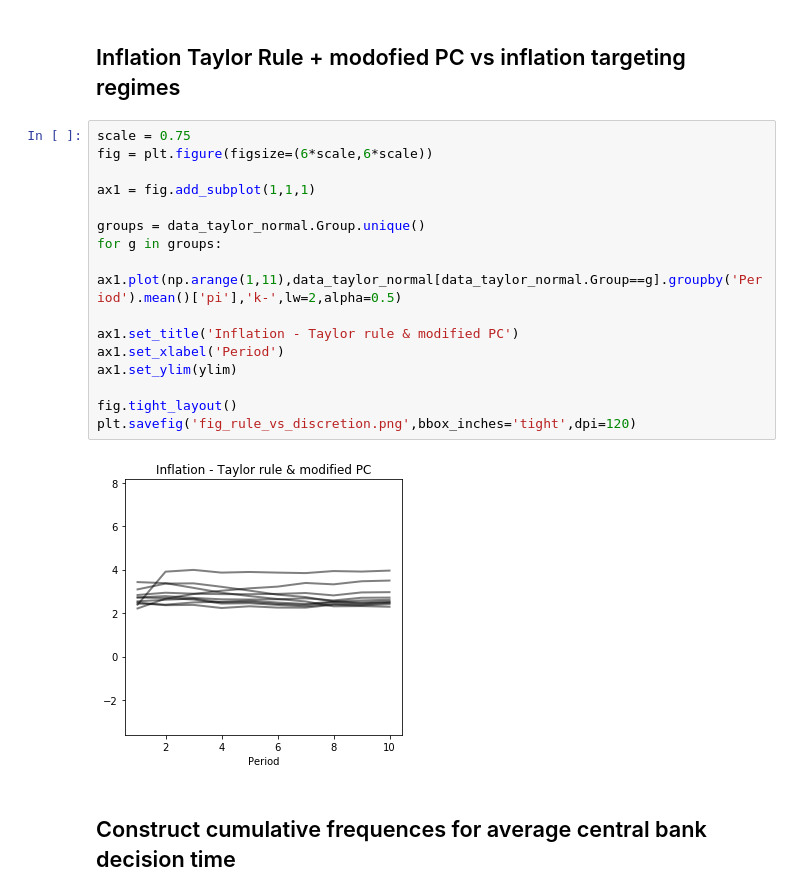
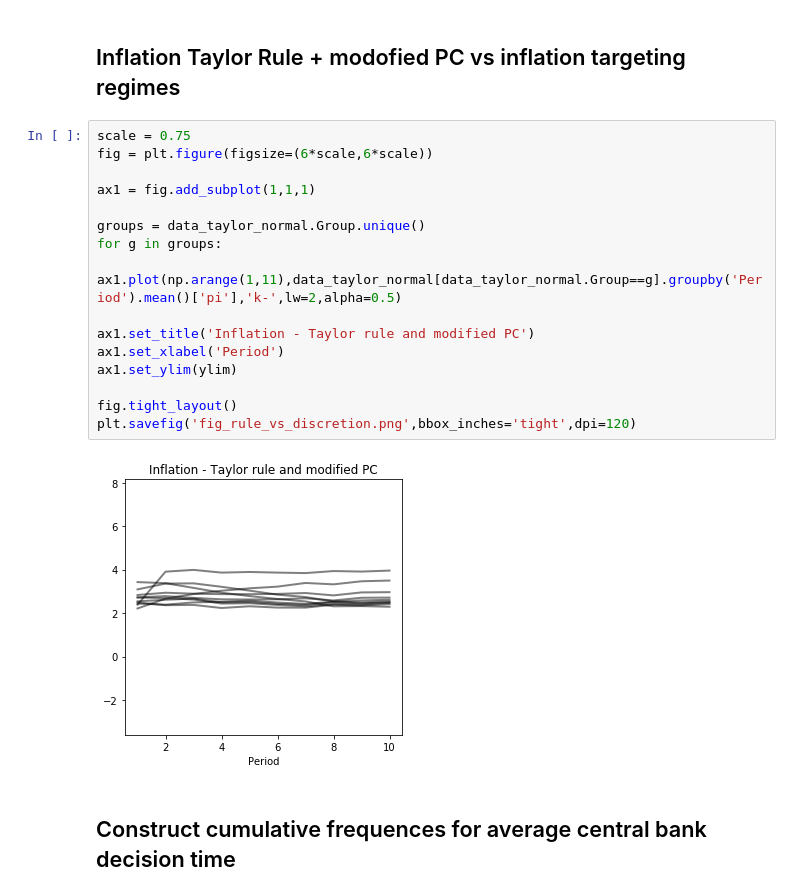
Before and after one commit to letsgoexploring/monetary-policy-game, a Jupyter notebook: Tables and Figures/Tables and Figures.ipynb, the cells around one changed output. Saved outputs shown, nothing was run; the diff lists cells and outputs as text.

```diff
--- a/Tables and Figures/Tables and Figures.ipynb
+++ b/Tables and Figures/Tables and Figures.ipynb
@@ -867,21 +867,21 @@ ylim = ax1.get_ylim()
 # %%
 scale = 0.75
 fig = plt.figure(figsize=(6*scale,6*scale))
 
 ax1 = fig.add_subplot(1,1,1)
 
 groups = data_taylor_normal.Group.unique()
 for g in groups:
     ax1.plot(np.arange(1,11),data_taylor_normal[data_taylor_normal.Group==g].groupby('Period').mean()['pi'],'k-',lw=2,alpha=0.5)
 
-ax1.set_title('Inflation - Taylor rule & modified PC')
+ax1.set_title('Inflation - Taylor rule and modified PC')
 ax1.set_xlabel('Period')
 ax1.set_ylim(ylim)
 
 fig.tight_layout()
 plt.savefig('fig_rule_vs_discretion.png',bbox_inches='tight',dpi=120)
 # %% [output]
-[figure, old version]
+[figure, new version]
 # %% [markdown]
 ## Construct cumulative frequences for average central bank decision time
 # %%
```
